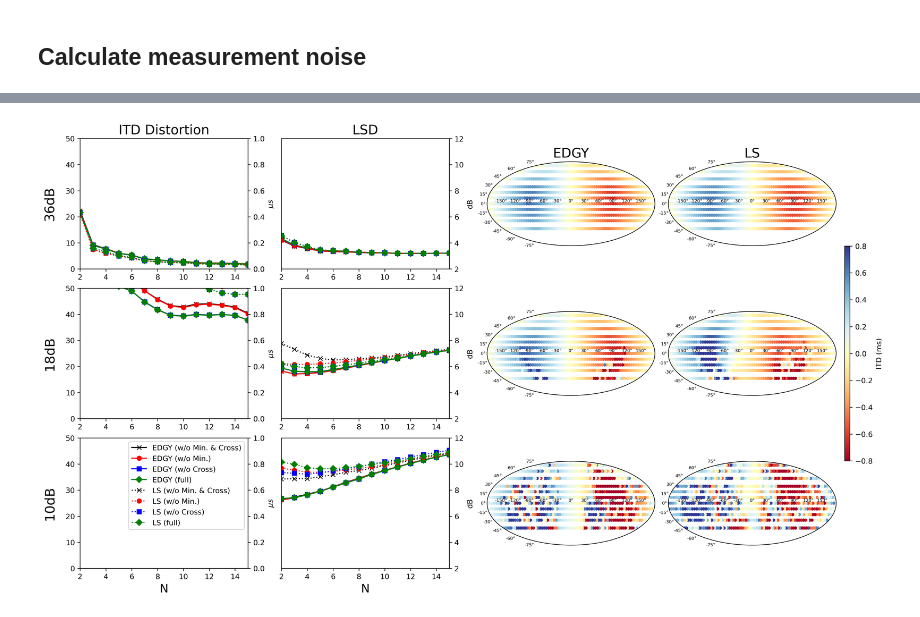
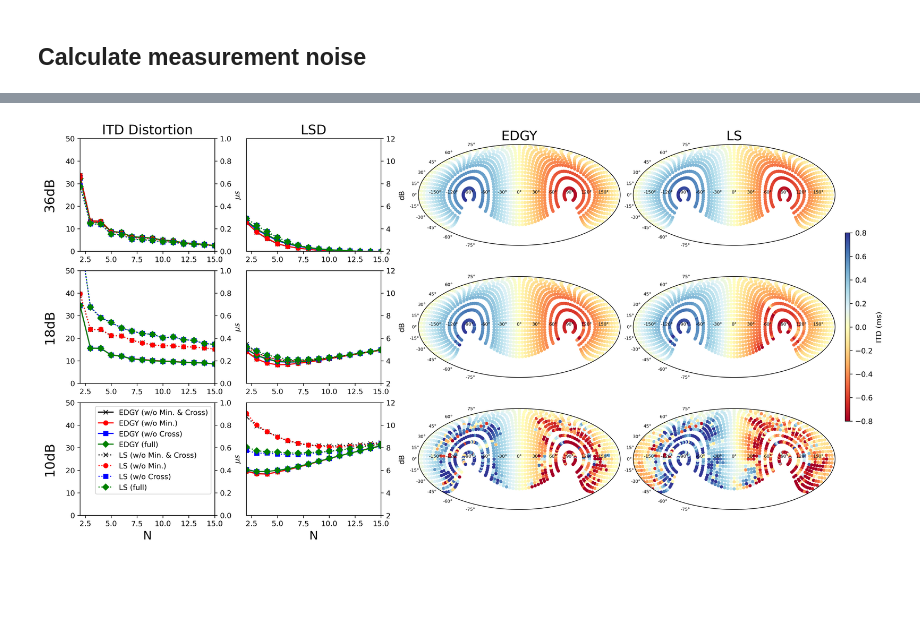
Before and after one commit to yoyololicon/hrtf-ilp, a Jupyter notebook: noise-robust.ipynb, the cells around one changed output, grey strips where cells are left out. Drawn from its saved outputs; the diff is of its cells as text; code cells hidden in the pictures; blank space fills up the shorter version.

Commit message:
adjust grid ratio

```diff
--- a/noise-robust.ipynb
+++ b/noise-robust.ipynb
@@ -69,7 +69,7 @@ def calculate_noise_scaler(signal_power, noise_power, target_snr):
     target_noise_power = signal_power / (10 ** (target_snr / 10))
     return np.sqrt(np.maximum(0, target_noise_power - noise_power))
 # %%
-sofa_file = "KEMAR_Knowl_EarSim_SmallEars_FreeFieldComp_44kHz.sofa"
+sofa_file = "subject_003.sofa"
 hrir_data = sfa.io.read_SOFA_file(sofa_file)
 
 sr = hrir_data.l.fs
@@ -174,11 +174,12 @@ lsd_losses = {
 }
 # %%
 # fig, ax = plt.subplots(2, len(target_snrs), figsize=(10, 6), sharey="row", sharex="all", dpi=300)
-fig = plt.figure(figsize=(16, 9), dpi=300, layout="constrained")
+fig = plt.figure(figsize=(16, 8), dpi=300, layout="constrained")
+gs = fig.add_gridspec(len(target_snrs), 4, width_ratios=[1, 1, 1.5, 1.5])
 
 axes = []
 for r, snr in enumerate(target_snrs):
-    ax1 = fig.add_subplot(len(target_snrs), 4, r * 4 + 1)
+    ax1 = fig.add_subplot(gs[r, 0])
     ax1.annotate(f"{snr}dB", xy=(0, 0.5), xytext=(-ax1.yaxis.labelpad - 5, 0),
                  xycoords=ax1.yaxis.label, textcoords='offset points',
                  size=18, ha='right', va='center', rotation=90)
@@ -187,13 +188,13 @@ for r, snr in enumerate(target_snrs):
     twin_ax.yaxis.set_label_position("right")
     twin_ax.yaxis.tick_right()
 
-    ax2 = fig.add_subplot(len(target_snrs), 4, r * 4 + 2)
+    ax2 = fig.add_subplot(gs[r, 1])
     ax2.set_ylabel("dB")
     ax2.yaxis.set_label_position("right")
     ax2.yaxis.tick_right()
 
-    ax3 = fig.add_subplot(len(target_snrs), 4, r * 4 + 3, projection="mollweide")
-    ax4 = fig.add_subplot(len(target_snrs), 4, r * 4 + 4, projection="mollweide")
+    ax3 = fig.add_subplot(gs[r, 2], projection="mollweide")
+    ax4 = fig.add_subplot(gs[r, 3], projection="mollweide")
 
     ax3.tick_params(labelsize=6)
     ax4.tick_params(labelsize=6)
@@ -254,34 +255,34 @@ plot_sphere_simple = partial(
 for r, c in product(range(len(target_snrs)), range(2)):
     v = itds[f"{['edgelist', 'l2'][c]}_{target_snrs[r]}_True_True"]
     im = plot_sphere_simple(axes[r][c+2], v=v * 1e3)
 
 cbar = fig.colorbar(
     cm.ScalarMappable(cmap="RdYlBu", norm=cm.colors.Normalize(vmin=vmin, vmax=vmax)),
     ax=[x[-1] for x in axes],
     orientation="vertical",
     # fraction=0.03,
     # pad=0.03,
     aspect=40,
     shrink=0.5,
     location="right",
     label="ITD (ms)",
 )
 
 
 
 for r in range(len(target_snrs)):
     axes[r][0].set_ylim([0, 50])
     axes[r][1].set_ylim([2, 12])
     axes[r][0].set_xlim([2, 15])
     axes[r][1].set_xlim([2, 15])
 
 axes[-1][0].legend()
 
 
 # plt.tight_layout()
 plt.show()
 # %% [output]
-[figure, old version]
+[figure, new version]
 # %%
 # vmax = 0.8
 # vmin = -0.8
```
Also changed, not shown: parts of 2 cells of this notebook.
